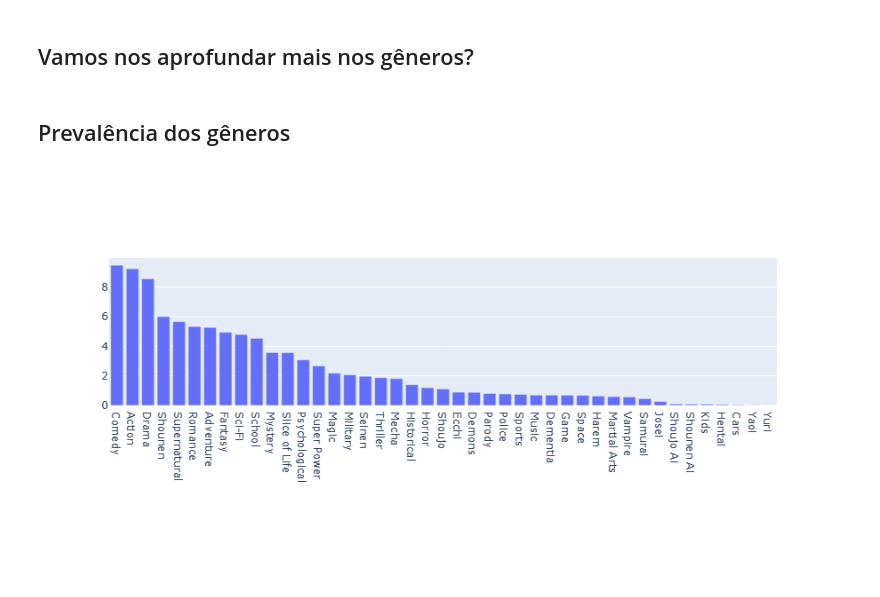
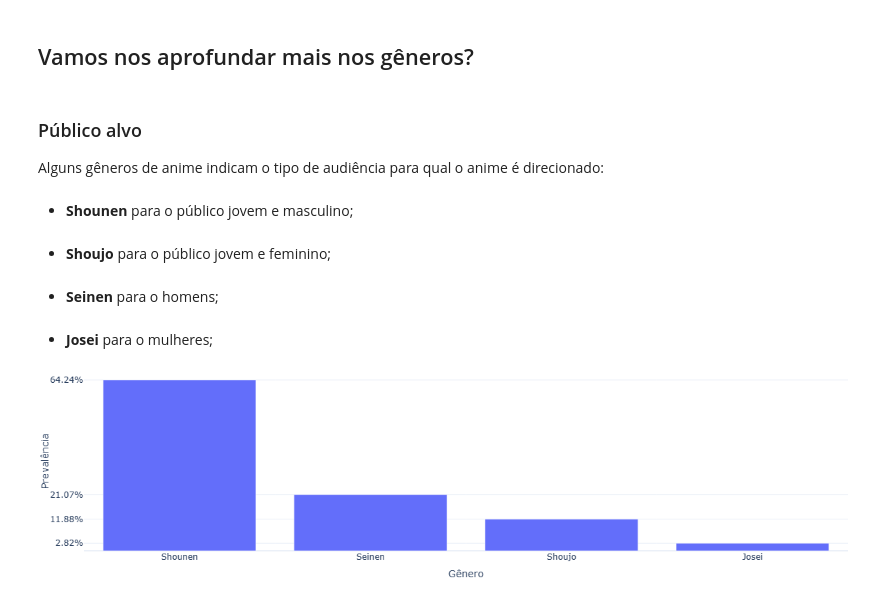
Before and after one commit to VFLins/data_glow_up_anime, a Jupyter notebook: index.ipynb, the cells around one changed output. Drawn from its saved outputs; the diff is of its cells as text; code cells hidden in the pictures; blank space fills up the shorter version.

Commit message:
update plot

```diff
--- a/index.ipynb
+++ b/index.ipynb
@@ -49,19 +50,34 @@ profiles[anime_genres].sum().idxmax()
 # %% [markdown]
 ## Vamos nos aprofundar mais nos gêneros?
 # %% [markdown]
-## Prevalência dos gêneros
+### Público alvo
+
+Alguns gêneros de anime indicam o tipo de audiência para qual o anime é direcionado:
+# %% [markdown]
+- **Shounen** para o público jovem e masculino;
+# %% [markdown]
+- **Shoujo** para o público jovem e feminino;
+# %% [markdown]
+- **Seinen** para o homens;
+# %% [markdown]
+- **Josei** para o mulheres;
 # %%
 #
-temp = profiles[anime_genres].sum().reset_index()
+target_genres = ["Shounen", "Shoujo", "Seinen", "Josei"]
+
+temp = profiles[target_genres].sum().reset_index()
 temp.columns = ("Gênero", "Prevalência")
 temp["Prevalência"] = temp["Prevalência"]\
     .apply(lambda x: x/temp["Prevalência"].sum() *100)
 temp.sort_values(by="Prevalência", inplace=True, ascending=False)
 
-fig = go.Figure(
-    data=go.Bar(x=temp["Gênero"], y=temp["Prevalência"])
+layout = go.Layout(yaxis=dict(tickformat=".2%"))
+fig = px.bar(temp, *temp.columns, template="plotly_white")
+fig.update_yaxes(
+    tickvals=temp["Prevalência"],
+    ticktext=["{:.2f}%".format(x) for x in temp["Prevalência"]]
 )
-#fig.layout(yaxis=dict(tickformat=".2%"))
-fig.show()
+fig.update_layout(height=300, width=900, margin={"t":0, "b":0, "l":0, "r":0})
+fig.show(config={"displayModeBar": False})
 # %% [output]
-[figure, old version]
+[figure, new version]
```
Also changed, not shown: parts of 7 cells of this notebook, 1 other file.
